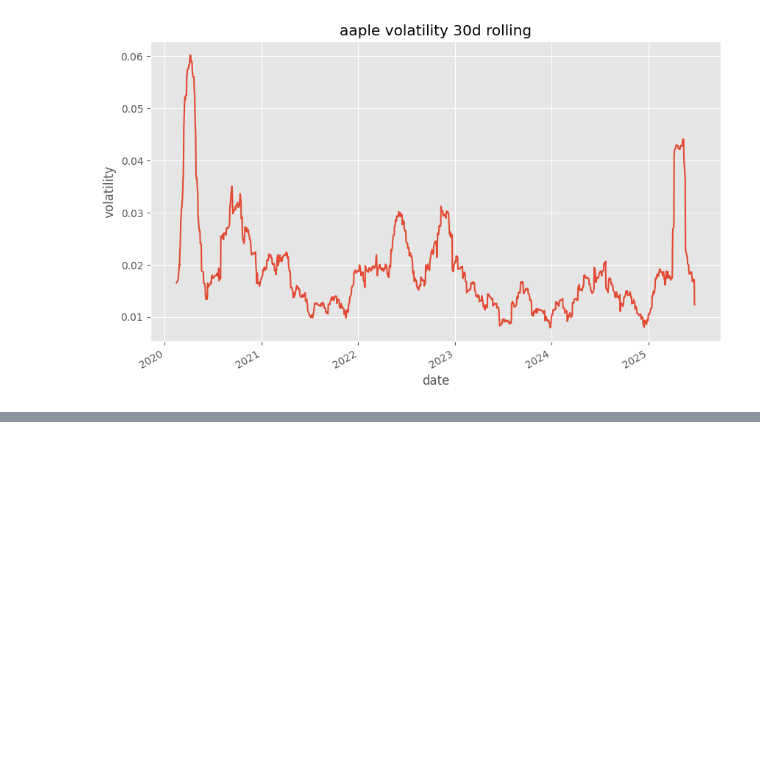
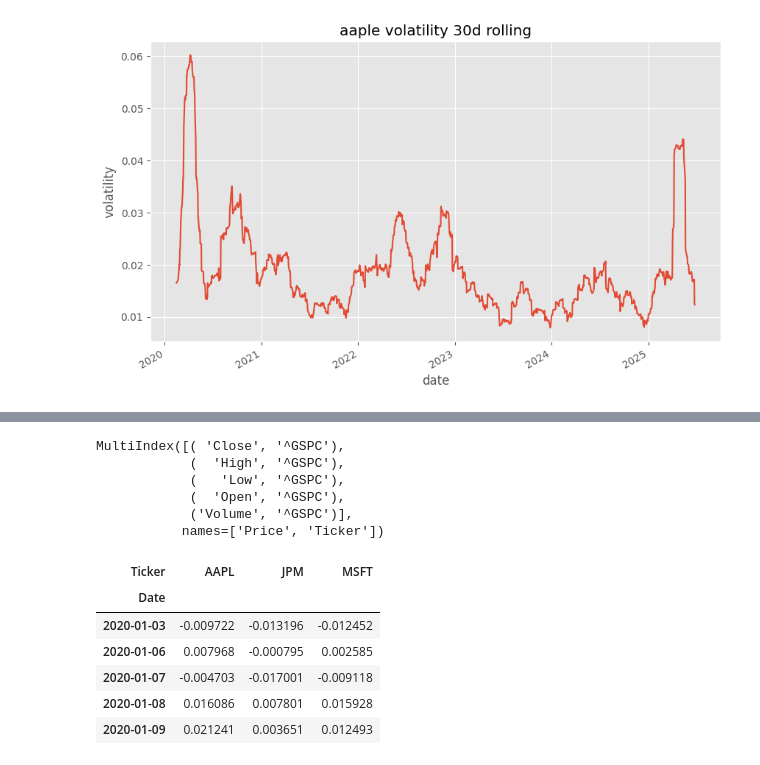
Before and after one commit to rahulbedjavalge/fin-ai-beast, a Jupyter notebook: notebooks/01_EDA_stock.ipynb, the cells around one changed output, grey strips where cells are left out. Saved outputs shown, nothing was run; the diff lists cells and outputs as text; code cells hidden in the pictures; blank space fills up the shorter version.

```diff
--- a/notebooks/01_EDA_stock.ipynb
+++ b/notebooks/01_EDA_stock.ipynb
@@ -143,0 +217,22 @@ os.chdir("/FIN-AI-BEAST")  # Set to your project root
+# %%
+import yfinance as yf
+
+sp500_raw = yf.download("^GSPC", start="2020-06-30", end="2025-06-30", progress=False)
+print(sp500_raw.columns)
+prices_df = raw['Close']  # or raw.xs('Close', level=0, axis=1)
+returns_df = prices_df.pct_change().dropna()
+returns_df.head()
+# %% [output]
+MultiIndex([( 'Close', '^GSPC'),
+            (  'High', '^GSPC'),
+            (   'Low', '^GSPC'),
+            (  'Open', '^GSPC'),
+            ('Volume', '^GSPC')],
+           names=['Price', 'Ticker'])
+| Ticker | AAPL | JPM | MSFT |
+| Date |  |  |  |
+| 2020-01-03 | -0.009722 | -0.013196 | -0.012452 |
+| 2020-01-06 | 0.007968 | -0.000795 | 0.002585 |
+| 2020-01-07 | -0.004703 | -0.017001 | -0.009118 |
+| 2020-01-08 | 0.016086 | 0.007801 | 0.015928 |
+| 2020-01-09 | 0.021241 | 0.003651 | 0.012493 |
```
Also changed, not shown: parts of 16 cells of this notebook, 4 other files.
